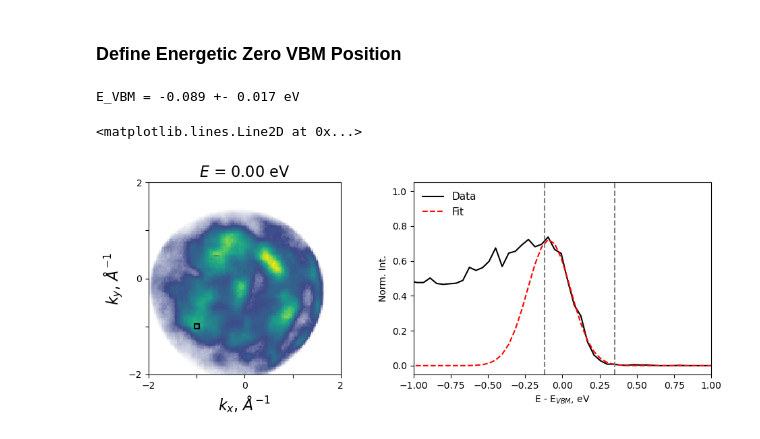
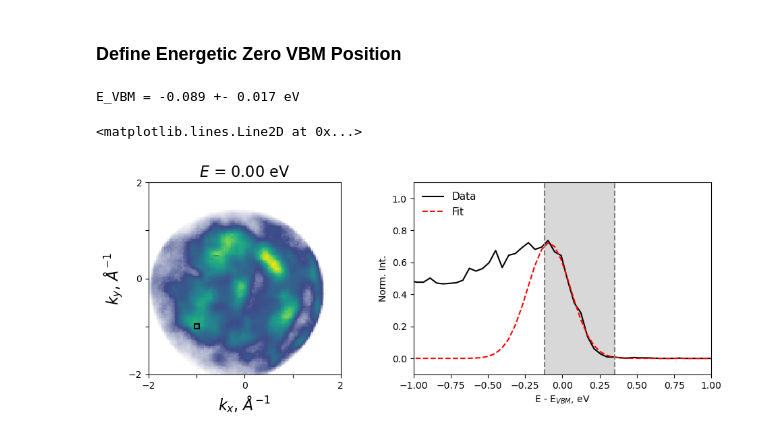
Before and after one commit to lawsonlloyd/mpes-analysis, a Jupyter notebook: mpes_Plot_Analysis.ipynb, the cells around one changed output. Cells and saved outputs as stored; diff of their text form; code cells hidden in the pictures.

```diff
--- a/mpes_Plot_Analysis.ipynb
+++ b/mpes_Plot_Analysis.ipynb
@@ -219,31 +219,37 @@ save_figure = False
 
 (kx, ky), k_int = (-1, -1), 0.1
 
 delay, delay_int = -300, 100
 
 edc_gamma = mpes.get_edc(I_res, kx, ky, (k_int, k_int), delay, delay_int)
 edc_gamma = edc_gamma/np.max(edc_gamma)
 
 mpes.plot_momentum_maps(
     I_res, E=0, E_int=.1, delays=500, delay_int=1000,
     fig = fig, ax = ax[0],
     cmap=cmap_LTL, scale=[0, 1],
     fontsize=16, figsize=(8, 6), colorbar=False, panel_labels = False
 )
 
 energy_window = [-0.12, 0.35]
 p0 = [1, .02, 0.4, 0] # Fitting params initial guess [amp, center, width, offset]
 
 mpes.find_E0(edc_gamma, energy_window, p0, fig, ax)
 
 # cbar_ax = fig.add_axes([.51, 0.275, 0.025, 0.5])
 rect = (Rectangle((kx-k_int/2, ky-k_int/2), k_int, k_int, linewidth=1.5,\
                          edgecolor='k', facecolor='None'))
+
+rect1 = (Rectangle((energy_window[0], -.5), (energy_window[1]-energy_window[0]), 2, linewidth=1.5,\
+                         edgecolor='none', facecolor='grey', alpha=0.3))
+
 fig.axes[0].add_patch(rect)
+fig.axes[1].add_patch(rect1)
+ax[1].set_ylim(-0.1,1.1)
 ax[1].axvline(energy_window[0], color = 'grey', linestyle = 'dashed')
 ax[1].axvline(energy_window[1], color = 'grey', linestyle = 'dashed')
 #
 # %% [output]
 E_VBM = -0.089 +- 0.017 eV
 <matplotlib.lines.Line2D at 0x...>
-[figure, old version]
+[figure, new version]
```
Also changed, not shown: 8 other files.
